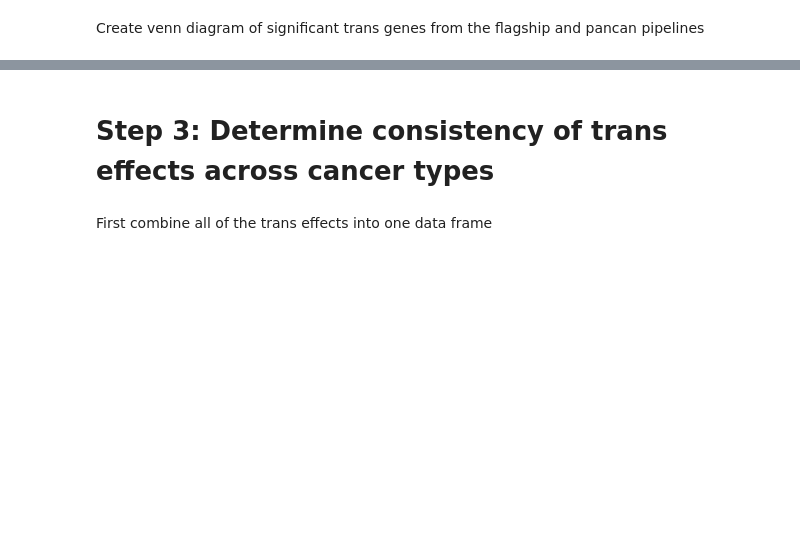
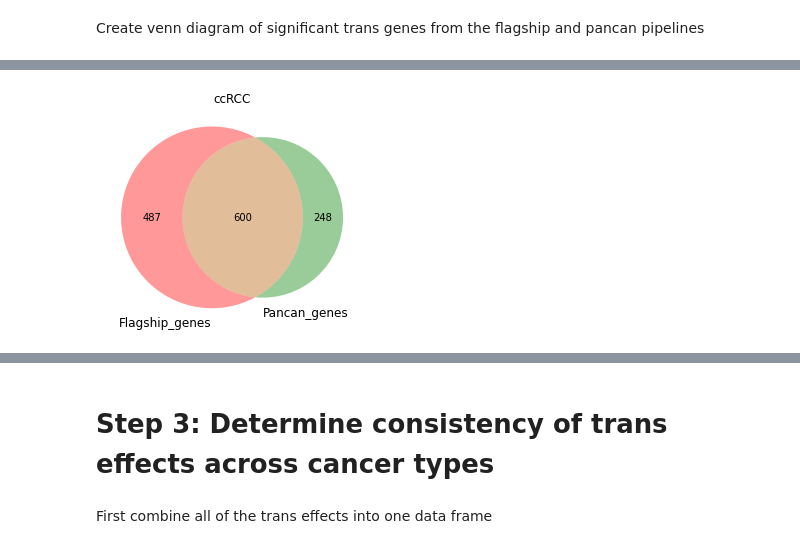
Before and after one commit to PayneLab/WhenMutationsDontMatter, a Jupyter notebook: Computational_Artifacts/Flagship_vs_Pancan_trans_effects.ipynb, the cells around one changed output, grey strips where cells are left out. Cells and saved outputs as stored; diff of their text form; code cells hidden in the pictures; blank space fills up the shorter version.

```diff
--- a/Computational_Artifacts/Flagship_vs_Pancan_trans_effects.ipynb
+++ b/Computational_Artifacts/Flagship_vs_Pancan_trans_effects.ipynb
@@ -104,5 +20,0 @@ pancan_hnscc = make_trans_df(pc_hn)
-# %%
-#ccRCC flagship
-ccrcc_df = make_trans_df(kidney)
-#ccRCC pancan
-pancan_ccrcc = make_trans_df(pc_c)
@@ -170,0 +106,7 @@ compare_og_pancan_trans_genes(ov_df, pancan_ov,"OV")
+# %%
+#ccRCC
+compare_og_pancan_trans_genes(ccrcc_df, pancan_ccrcc,"ccRCC")
+ccrcc_df = ccrcc_df.rename({"Correlation": "Correlation_ccRCC", "P_value": "P_value_ccRCC"}, axis='columns')
+pancan_ccrcc_df = pancan_ccrcc.rename({"Correlation": "Correlation_ccRCC", "P_value": "P_value_ccRCC"}, axis='columns')
+# %% [output]
+[figure, added]
```
Also changed, not shown: parts of 56 cells of this notebook.
